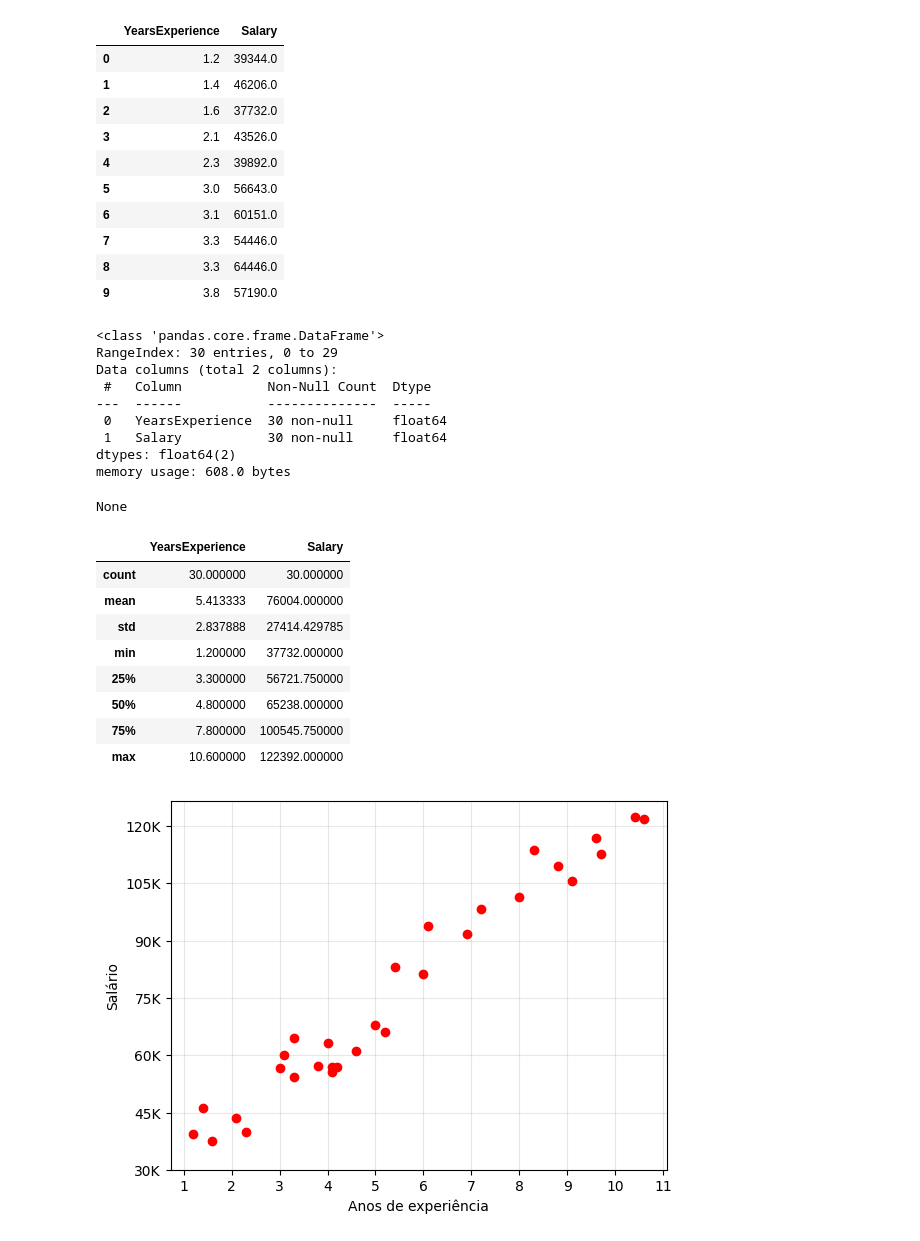
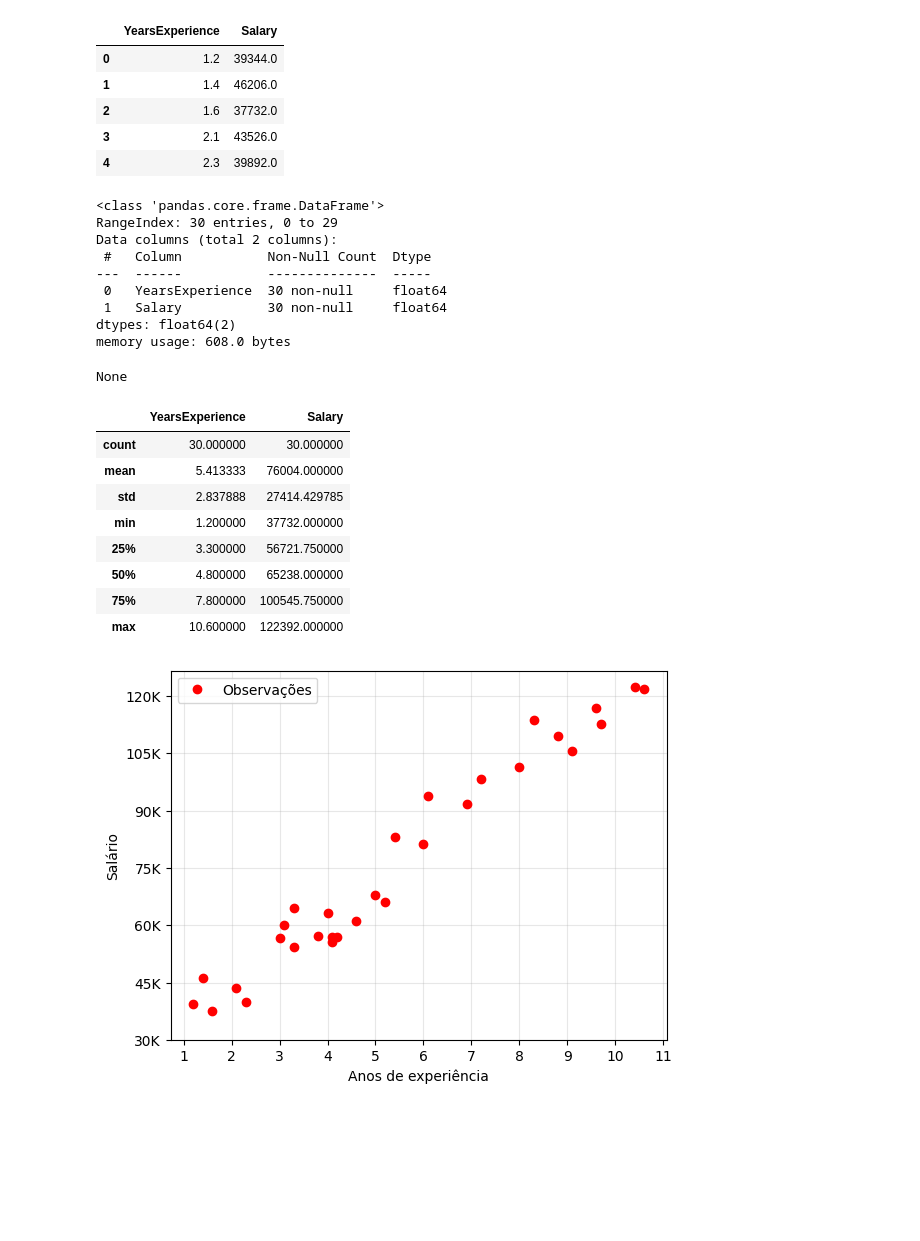
Before and after one commit to andrefsr/Estudos-em-Inteligencia-Artificial, a Jupyter notebook: 2 - Regressão Linear/Salary - reg linear simples/Salary_reg_linear_simples.ipynb, the cells around one changed output. Drawn from its saved outputs; the diff is of its cells as text; code cells hidden in the pictures; blank space fills up the shorter version.

```diff
--- a/2 - Regressão Linear/Salary - reg linear simples/Salary_reg_linear_simples.ipynb
+++ b/2 - Regressão Linear/Salary - reg linear simples/Salary_reg_linear_simples.ipynb
@@ -7,7 +8,7 @@ import matplotlib.pyplot as plt
 df = pd.read_csv('Salary_dataset.csv')
 df = df.drop(columns='Unnamed: 0')
 # %%
-display(df.head(10))
+display(df.head(5))
 display(df.info())
 display(df.describe())
 # %% [output]
@@ -17,11 +18,6 @@ display(df.describe())
 | 2 | 1.6 | 37732.0 |
 | 3 | 2.1 | 43526.0 |
 | 4 | 2.3 | 39892.0 |
-| 5 | 3.0 | 56643.0 |
-| 6 | 3.1 | 60151.0 |
-| 7 | 3.3 | 54446.0 |
-| 8 | 3.3 | 64446.0 |
-| 9 | 3.8 | 57190.0 |
 <class 'pandas.core.frame.DataFrame'>
 RangeIndex: 30 entries, 0 to 29
 Data columns (total 2 columns):
@@ -44,19 +40,20 @@ None
 # %%
 yticks = np.arange(30000,130000,15000)
 
 yticks_formatado = []
 for i in range(len(yticks)): yticks_formatado.append(str(f'{yticks[i]/1000:.0f}K'))
 
 plt.figure()
 plt.grid(alpha=0.3)
-plt.plot(df['YearsExperience'],df['Salary'],'o',color='red')
+plt.plot(df['YearsExperience'],df['Salary'],'o',color='red',label='Observações')
 plt.xticks(np.arange(1,12,1))
 plt.xlabel('Anos de experiência')
 plt.yticks(yticks,yticks_formatado)
 plt.ylabel('Salário')
+plt.legend()
 plt.show()
 # %% [output]
-[figure, old version]
+[figure, new version]
 # %%
 X = np.array(df['YearsExperience']).reshape(-1,1)
 Y = np.array(df['Salary']).reshape(-1,1)
```
Also changed, not shown: parts of 3 cells of this notebook.
